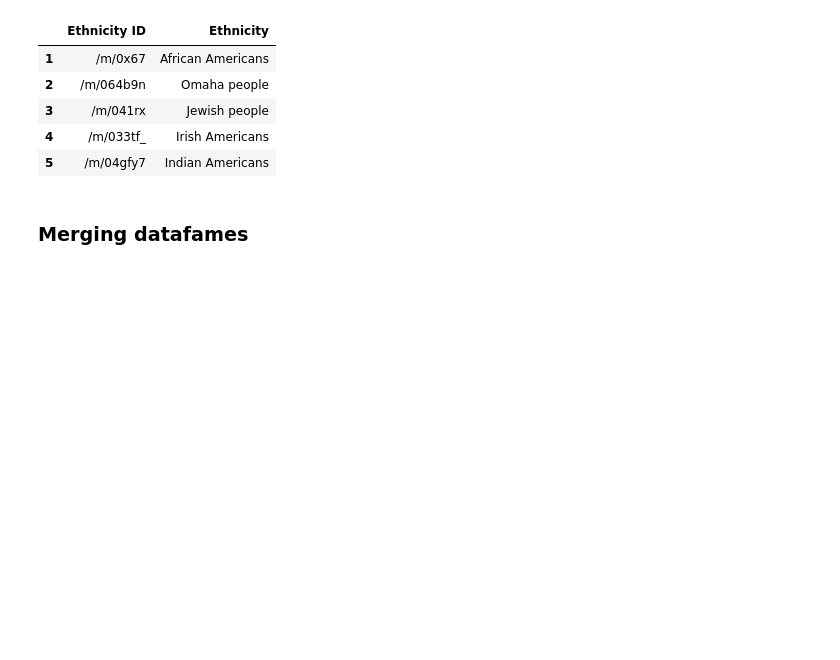
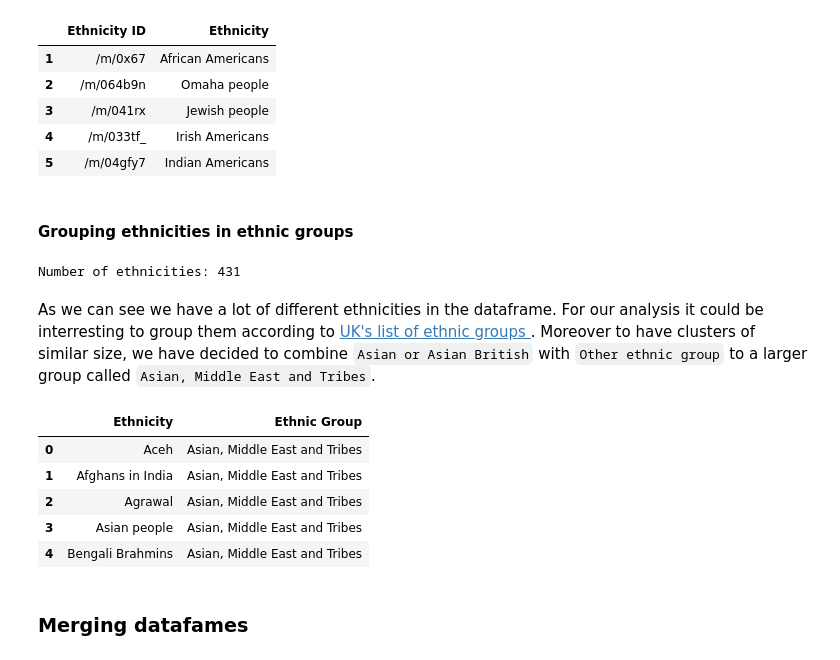
Before and after one commit to epfl-ada/ada-2023-project-draco, a Jupyter notebook: Milestone_2.ipynb, the cells around one changed output. Cells and saved outputs as stored; diff of their text form; code cells hidden in the pictures; blank space fills up the shorter version.

Commit message:
Finished grouping of ethnicities

```diff
--- a/Milestone_2.ipynb
+++ b/Milestone_2.ipynb
@@ -21,6 +21,7 @@ DATA_FOLDER = './Data/'
 CHARACTER_PATH = DATA_FOLDER + 'MovieSummaries/character.metadata.tsv'
 MOVIE_PATH = DATA_FOLDER + 'MovieSummaries/movie.metadata.tsv'
 ETHNICITY_PATH = DATA_FOLDER + 'ethnicities_data.tsv'
+ETHNICITY_GROUP_PATH = DATA_FOLDER + 'ethnicity_group_data.tsv'
 NAME_PATH = DATA_FOLDER + 'MovieSummaries/name.clusters.txt'
 PLOT_PATH = DATA_FOLDER + 'MovieSummaries/plot_summaries.txt'
 # %% [markdown]
@@ -42,6 +43,8 @@ movies_original = pd.read_csv(MOVIE_PATH, sep='\t', header=None,
 # %%
 ethnicities_original = pd.read_csv(ETHNICITY_PATH, sep='\t',
                                header=0, names=["Ethnicity ID", "Ethnicity"])
+
+ethnic_group_original = pd.read_csv(ETHNICITY_GROUP_PATH, sep='\t')
 # %% [markdown]
 ## Preprocessing of the Data
 # %% [markdown]
@@ -193,6 +196,25 @@ ethnicities.head()
 | 3 | /m/041rx | Jewish people |
 | 4 | /m/033tf_ | Irish Americans |
 | 5 | /m/04gfy7 | Indian Americans |
+# %% [markdown]
+#### Grouping ethnicities in ethnic groups
+# %%
+nb_ethnicities = len(np.unique(ethnicities['Ethnicity']))
+print('Number of ethnicities:',nb_ethnicities)
+# %% [output]
+Number of ethnicities: 431
+# %% [markdown]
+As we can see we have a lot of different ethnicities in the dataframe. For our analysis it could be interresting to group them according to [UK's list of ethnic groups ](https://www.ethnicity-facts-figures.service.gov.uk/style-guide/ethnic-groups). Moreover to have clusters of similar size, we have decided to combine `Asian or Asian British` with `Other ethnic group` to a larger group called `Asian, Middle East and Tribes`.
+# %%
+ethnic_group = ethnic_group_original.copy()
+ethnic_group.head()
+# %% [output]
+|  | Ethnicity | Ethnic Group |
+| 0 | Aceh | Asian, Middle East and Tribes |
+| 1 | Afghans in India | Asian, Middle East and Tribes |
+| 2 | Agrawal | Asian, Middle East and Tribes |
+| 3 | Asian people | Asian, Middle East and Tribes |
+| 4 | Bengali Brahmins | Asian, Middle East and Tribes |
 # %% [markdown]
 ### Merging datafames
 # %% [markdown]
```
Also changed, not shown: parts of 8 cells of this notebook, 1 other file.
